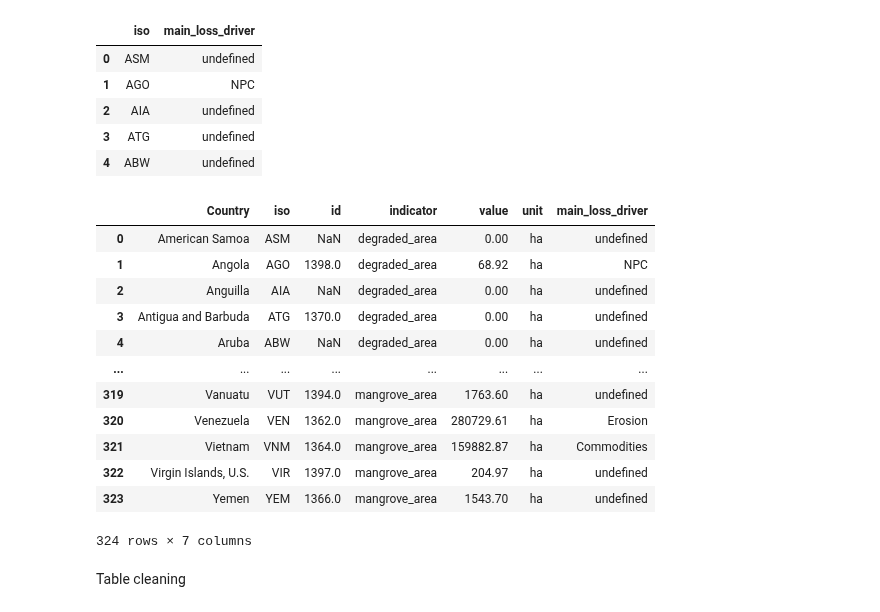
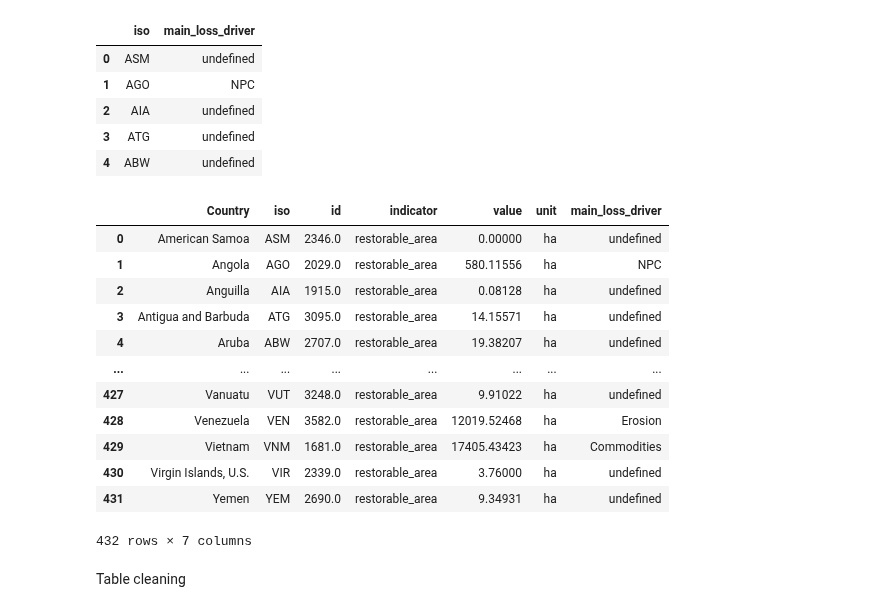
Before and after one commit to Vizzuality/mangrove-atlas, a Jupyter notebook: data/notebooks/Lab/data_processing/widgets-v2/restoration_and_degradation_widget.ipynb, the cells around one changed output. Cells and saved outputs as stored; diff of their text form; code cells hidden in the pictures.

Commit message:
degradation and loss data update

```diff
--- a/data/notebooks/Lab/data_processing/widgets-v2/restoration_and_degradation_widget.ipynb
+++ b/data/notebooks/Lab/data_processing/widgets-v2/restoration_and_degradation_widget.ipynb
@@ -345,6 +300,6 @@ ind1.head()
 # %%
 # Create lost area indicator
-ind2 = d.copy()
+ind2 = rp_locs.copy()
 ind2['indicator'] = 'lost_area'
 ind2 = pd.merge(ind2,layer0[['Country','Rest_Area_Loss']],on='Country', how='left').rename(columns={'Rest_Area_Loss':'value'})
 ind2['unit']='ha'
@@ -359,6 +314,6 @@ ind2.head()
 # %%
 # Add mangrove area indicator
-ind3 = d.copy()
+ind3 = rp_locs.copy()
 ind3['indicator'] = 'mangrove_area'
 ind3 = pd.merge(ind3,layer0[['Country','Total_2016']],on='Country', how='left').rename(columns={'Total_2016':'value'})
 ind3['unit']='ha'
@@ -372,0 +328,7 @@ ind3.head()
+# %%
+# Add mangrove area indicator
+ind4 = rp_locs.copy()
+ind4['indicator'] = 'restorable_area'
+ind4 = pd.merge(ind4,layer0[['Country','Tot_Restor']],on='Country', how='left').rename(columns={'Tot_Restor':'value'})
+ind4['unit']='ha'
+ind4.head()
@@ -373,11 +342,11 @@ ind3.head()
 # %%
 # Create main loss driver indicator
-ind4 = d.copy()
-ind4['indicator'] = 'main_loss_driver'
-ind4 = pd.merge(ind4,layer0[['Country','Loss_Driver']],on='Country', how='left').rename(columns={'Loss_Driver':'main_loss_driver'})
-ind4= ind4.replace({'main_loss_driver':{'No Data':'undefined'}})
-ind4 = ind4[['iso', 'main_loss_driver']]
-ind4.head()
+ind5 = rp_locs.copy()
+ind5['indicator'] = 'main_loss_driver'
+ind5 = pd.merge(ind5,layer0[['Country','Loss_Driver']],on='Country', how='left').rename(columns={'Loss_Driver':'main_loss_driver'})
+ind5= ind5.replace({'main_loss_driver':{'No Data':'undefined'}})
+ind5 = ind5[['iso', 'main_loss_driver']]
+ind5.head()
 # %% [output]
 |  | iso | main_loss_driver |
 | 0 | ASM | undefined |
@@ -387,23 +356,23 @@ ind4.head()
 | 4 | ABW | undefined |
 # %%
 # Merge all indicators in same table
-degradation = pd.concat([ind1, ind2, ind3], ignore_index=True)
-degradation_driver = pd.merge(degradation, ind4, on='iso', how = 'left')
+degradation = pd.concat([ind1, ind2, ind3,ind4], ignore_index=True)
+degradation_driver = pd.merge(degradation, ind5, on='iso', how = 'left')
 degradation_driver
 # %% [output]
 |  | Country | iso | id | indicator | value | unit | main_loss_driver |
-| 0 | American Samoa | ASM | NaN | degraded_area | 0.00 | ha | undefined |
-| 1 | Angola | AGO | 1398.0 | degraded_area | 68.92 | ha | NPC |
-| 2 | Anguilla | AIA | NaN | degraded_area | 0.00 | ha | undefined |
-| 3 | Antigua and Barbuda | ATG | 1370.0 | degraded_area | 0.00 | ha | undefined |
-| 4 | Aruba | ABW | NaN | degraded_area | 0.00 | ha | undefined |
+| 0 | American Samoa | ASM | 2346.0 | restorable_area | 0.00000 | ha | undefined |
+| 1 | Angola | AGO | 2029.0 | restorable_area | 580.11556 | ha | NPC |
+| 2 | Anguilla | AIA | 1915.0 | restorable_area | 0.08128 | ha | undefined |
+| 3 | Antigua and Barbuda | ATG | 3095.0 | restorable_area | 14.15571 | ha | undefined |
+| 4 | Aruba | ABW | 2707.0 | restorable_area | 19.38207 | ha | undefined |
 | ... | ... | ... | ... | ... | ... | ... | ... |
-| 319 | Vanuatu | VUT | 1394.0 | mangrove_area | 1763.60 | ha | undefined |
-| 320 | Venezuela | VEN | 1362.0 | mangrove_area | 280729.61 | ha | Erosion |
-| 321 | Vietnam | VNM | 1364.0 | mangrove_area | 159882.87 | ha | Commodities |
-| 322 | Virgin Islands, U.S. | VIR | 1397.0 | mangrove_area | 204.97 | ha | undefined |
-| 323 | Yemen | YEM | 1366.0 | mangrove_area | 1543.70 | ha | undefined |
+| 427 | Vanuatu | VUT | 3248.0 | restorable_area | 9.91022 | ha | undefined |
+| 428 | Venezuela | VEN | 3582.0 | restorable_area | 12019.52468 | ha | Erosion |
+| 429 | Vietnam | VNM | 1681.0 | restorable_area | 17405.43423 | ha | Commodities |
+| 430 | Virgin Islands, U.S. | VIR | 2339.0 | restorable_area | 3.76000 | ha | undefined |
+| 431 | Yemen | YEM | 2690.0 | restorable_area | 9.34931 | ha | undefined |
-324 rows × 7 columns
+432 rows × 7 columns
 # %% [markdown]
 Table cleaning
 # %%
```
Also changed, not shown: parts of 27 cells of this notebook.
